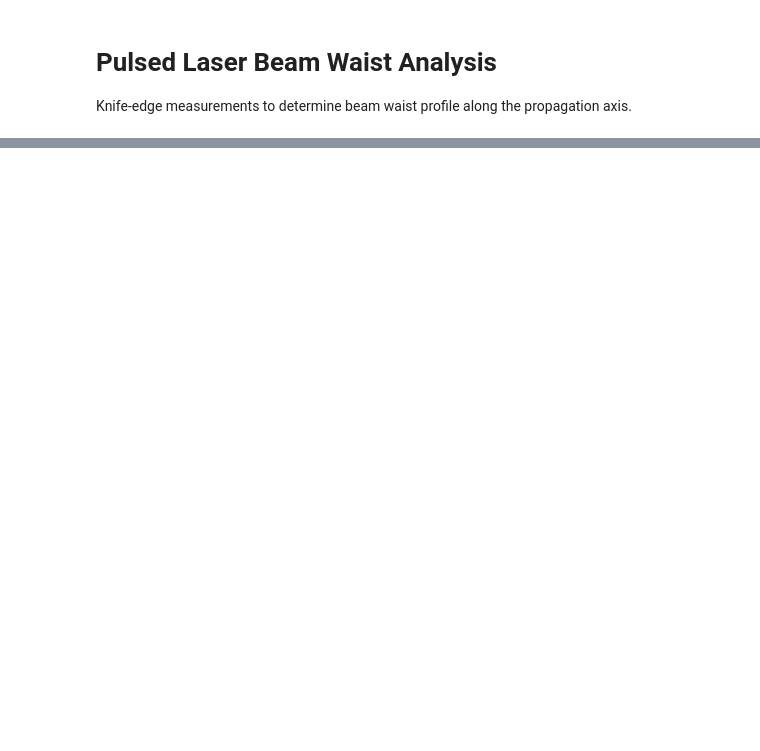
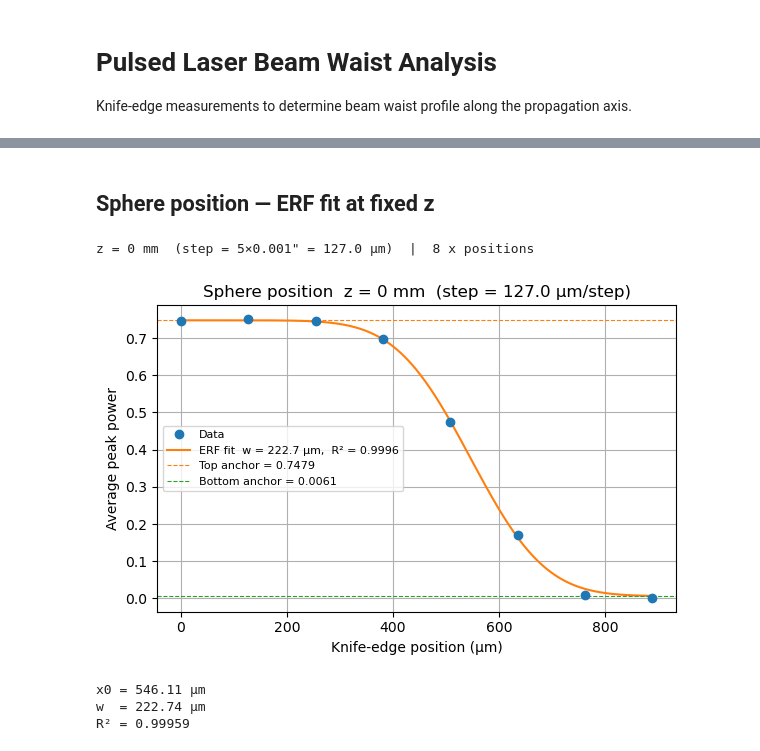
Before and after one commit to BenHSiegel/microspherearray, a Jupyter notebook: pulsed_laser_waist.ipynb, the cells around one changed output, grey strips where cells are left out. Saved outputs shown, nothing was run; the diff lists cells and outputs as text; code cells hidden in the pictures; blank space fills up the shorter version.

```diff
--- a/pulsed_laser_waist.ipynb
+++ b/pulsed_laser_waist.ipynb
@@ -36 +20,18 @@ erf_p0 = None
+# %%
+folder = "F:/Lab data/20260401"
+
+# Minimum samples between detected peaks
+min_peak_distance = 50
+
+# Minimum peak prominence (None = auto: 5% of signal range)
+min_peak_prominence = None
+
+# Set True to plot raw trace + peaks for every file
+plot_peaks = False
+
+# Endpoint samples used to anchor ERF asymptotes
+n_flat = 2
+
+# Laser wavelength in metres (Nd:YAG 1064 nm)
+wavelength = 1.064e-6
 # %% [markdown]
@@ -117,0 +146,47 @@ R²                  = 0.98718
+# %% [markdown]
+## Sphere position — ERF fit at fixed z
+# %%
+sphere_folder = "F:/Lab data/20260401/sphere position"
+
+sp_data = read_knife_edge_by_z(
+    sphere_folder,
+    min_peak_distance=min_peak_distance,
+    min_peak_prominence=min_peak_prominence,
+)
+
+# Only one z position in this folder
+z_mm_sp, info_sp = next(iter(sp_data.items()))
+x_sp = info_sp["x_um"]
+y_sp = info_sp["avg_power"]
+
+x0_sp, w_sp, y_top_sp, y_bottom_sp, r2_sp, model_sp = fit_erf_anchored(
+    x_sp, y_sp, n_flat=n_flat)
+
+x_fine_sp = np.linspace(x_sp.min(), x_sp.max(), 500)
+
+fig, ax = plt.subplots(figsize=(6, 4))
+ax.plot(x_sp, y_sp, "o", label="Data", zorder=5)
+ax.plot(x_fine_sp, model_sp(x_fine_sp),
+        label=f"ERF fit  w = {w_sp:.1f} µm,  R² = {r2_sp:.4f}")
+ax.axhline(y_top_sp,    color="C1", linestyle="--", linewidth=0.8,
+           label=f"Top anchor = {y_top_sp:.4f}")
+ax.axhline(y_bottom_sp, color="C2", linestyle="--", linewidth=0.8,
+           label=f"Bottom anchor = {y_bottom_sp:.4f}")
+ax.set_xlabel("Knife-edge position (µm)")
+ax.set_ylabel("Average peak power")
+step_label_sp = info_sp["b"] * 25.4
+ax.set_title(f"Sphere position  z = {z_mm_sp} mm  (step = {step_label_sp:.1f} µm/step)")
+ax.legend(fontsize=8)
+ax.grid(True)
+plt.tight_layout()
+plt.show()
+
+print(f"x0 = {x0_sp:.2f} µm")
+print(f"w  = {w_sp:.2f} µm")
+print(f"R² = {r2_sp:.5f}")
+# %% [output]
+z = 0 mm  (step = 5×0.001" = 127.0 µm)  |  8 x positions
+[figure, added]
+x0 = 546.11 µm
+w  = 222.74 µm
+R² = 0.99959
```
Also changed, not shown: parts of 12 cells of this notebook, 1 other file.
